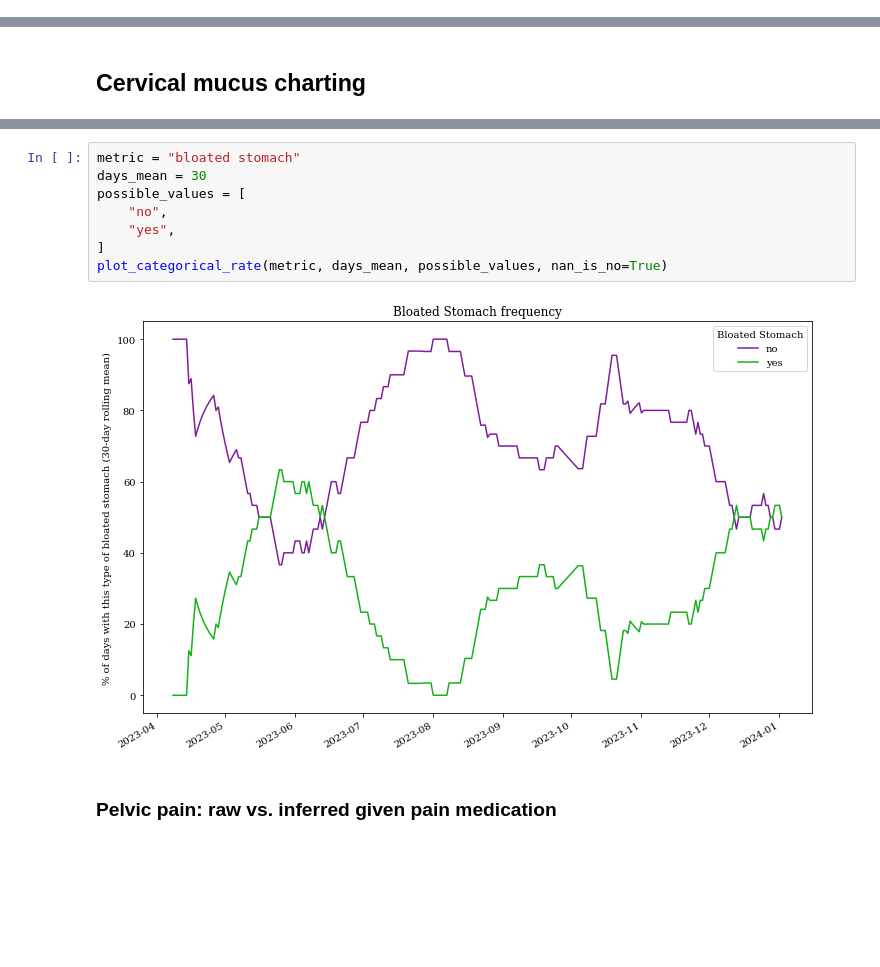
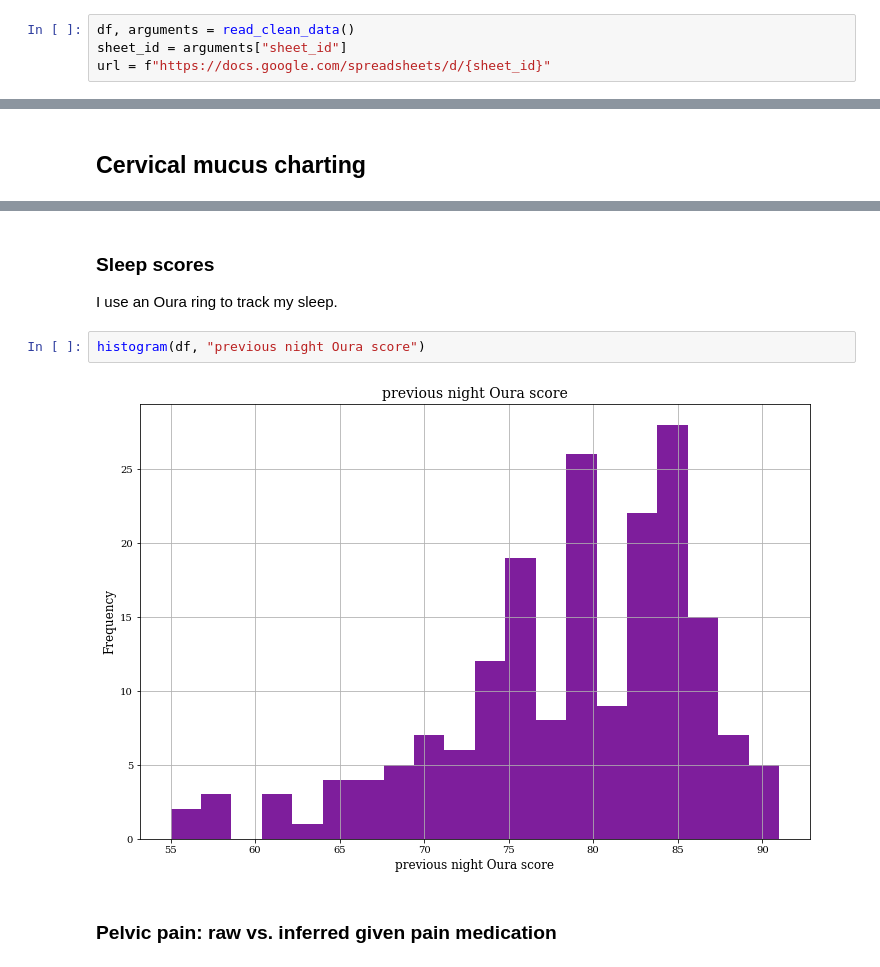
Before and after one commit to roesler-stan/health-analysis, a Jupyter notebook: 2_analysis.ipynb, the cells around one changed output, grey strips where cells are left out. Drawn from its saved outputs; the diff is of its cells as text; blank space fills up the shorter version.

```diff
--- a/2_analysis.ipynb
+++ b/2_analysis.ipynb
@@ -11,0 +5,4 @@ df.sort_index(inplace=True)
+# %%
+df, arguments = read_clean_data()
+sheet_id = arguments["sheet_id"]
+url = f"https://docs.google.com/spreadsheets/d/{sheet_id}"
@@ -159,12 +32,10 @@ plot_categorical_rate(metric, days_mean, possible_values, nan_is_no=True)
-# %%
-metric = "bloated stomach"
-days_mean = 30
-possible_values = [
-    "no",
-    "yes",
-]
-plot_categorical_rate(metric, days_mean, possible_values, nan_is_no=True)
-# %% [output]
-[figure, removed]
+# %% [markdown]
+### Sleep scores
+
+I use an Oura ring to track my sleep.
+# %%
+histogram(df, "previous night Oura score")
+# %% [output]
+[figure, added]
 # %% [markdown]
 ### Pelvic pain: raw vs. inferred given pain medication
```
Also changed, not shown: parts of 70 cells of this notebook, 17 other files.
